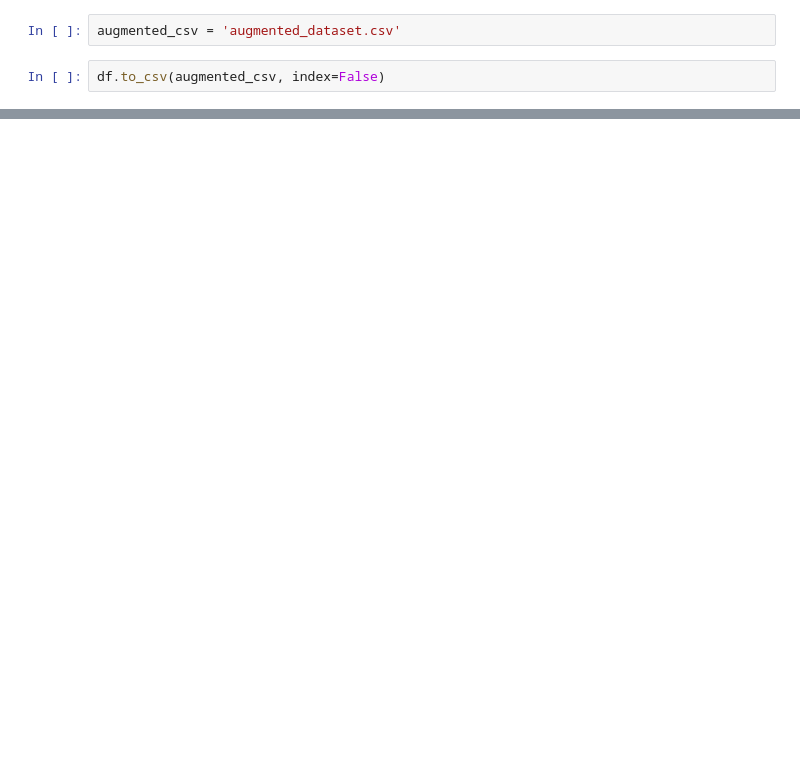
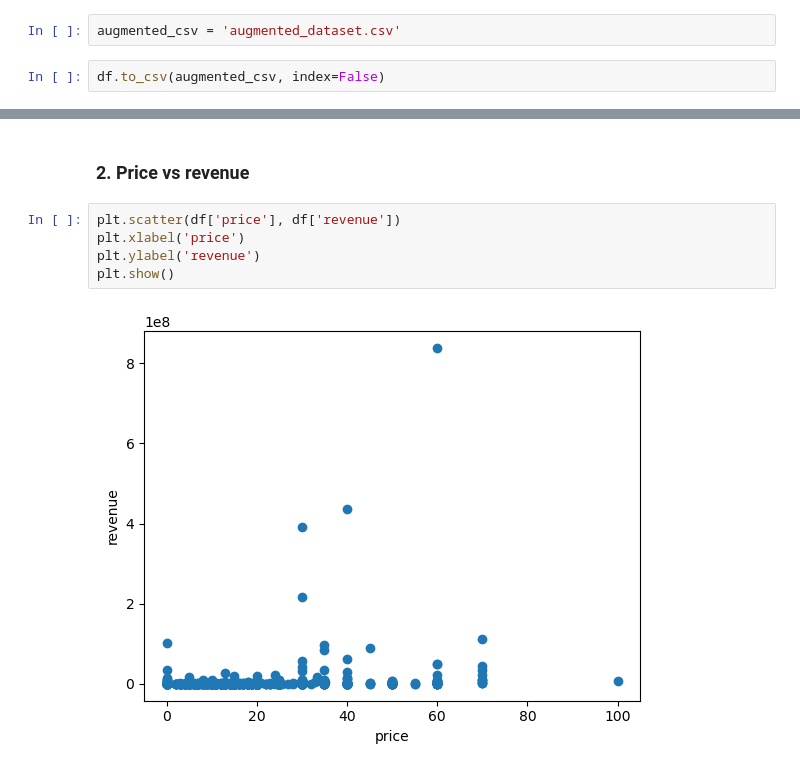
Before and after one commit to Tamplier/kaggle_datasets, a Jupyter notebook: top_steam_games/steam_games_analysis.ipynb, the cells around one changed output, grey strips where cells are left out. Drawn from its saved outputs; the diff is of its cells as text; blank space fills up the shorter version.

```diff
--- a/top_steam_games/steam_games_analysis.ipynb
+++ b/top_steam_games/steam_games_analysis.ipynb
@@ -471,0 +588,9 @@ At this stage, the dataset is now ready for further exploration and analysis.
+# %% [markdown]
+### 2. Price vs revenue
+# %%
+plt.scatter(df['price'], df['revenue'])
+plt.xlabel('price')
+plt.ylabel('revenue')
+plt.show()
+# %% [output]
+[figure, added]
```
Also changed, not shown: parts of 58 cells of this notebook, 1 other file.
